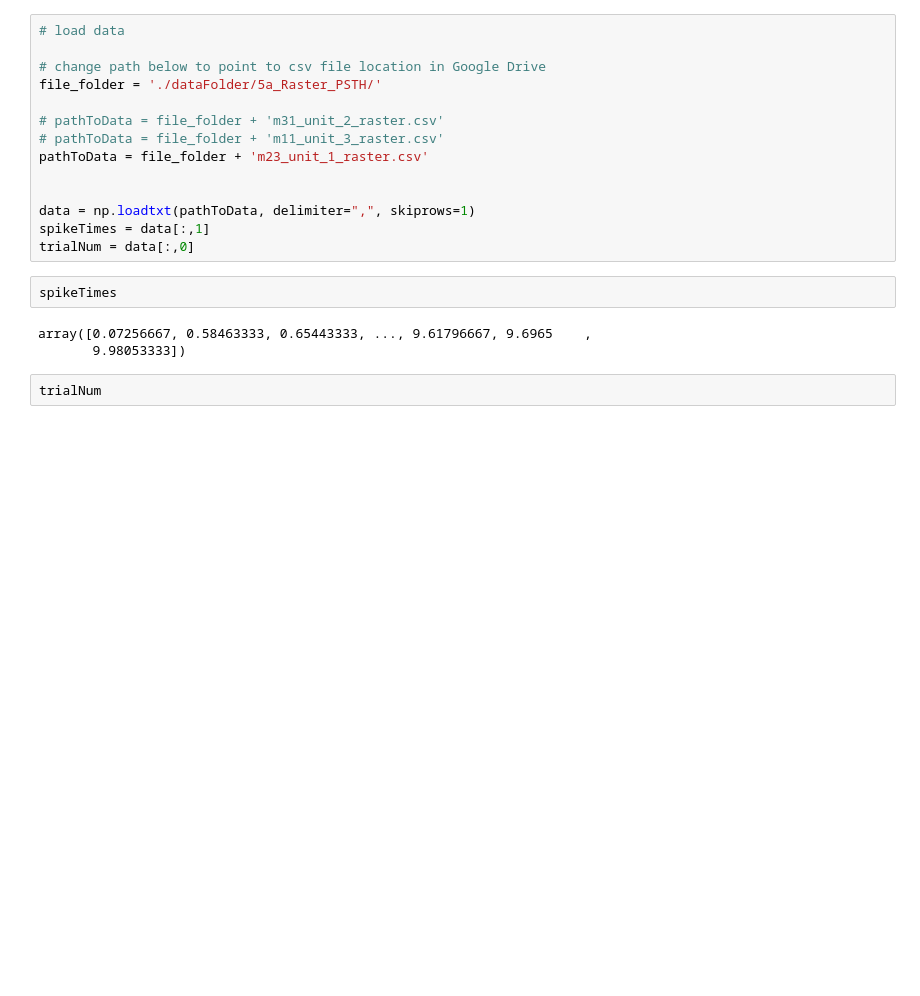
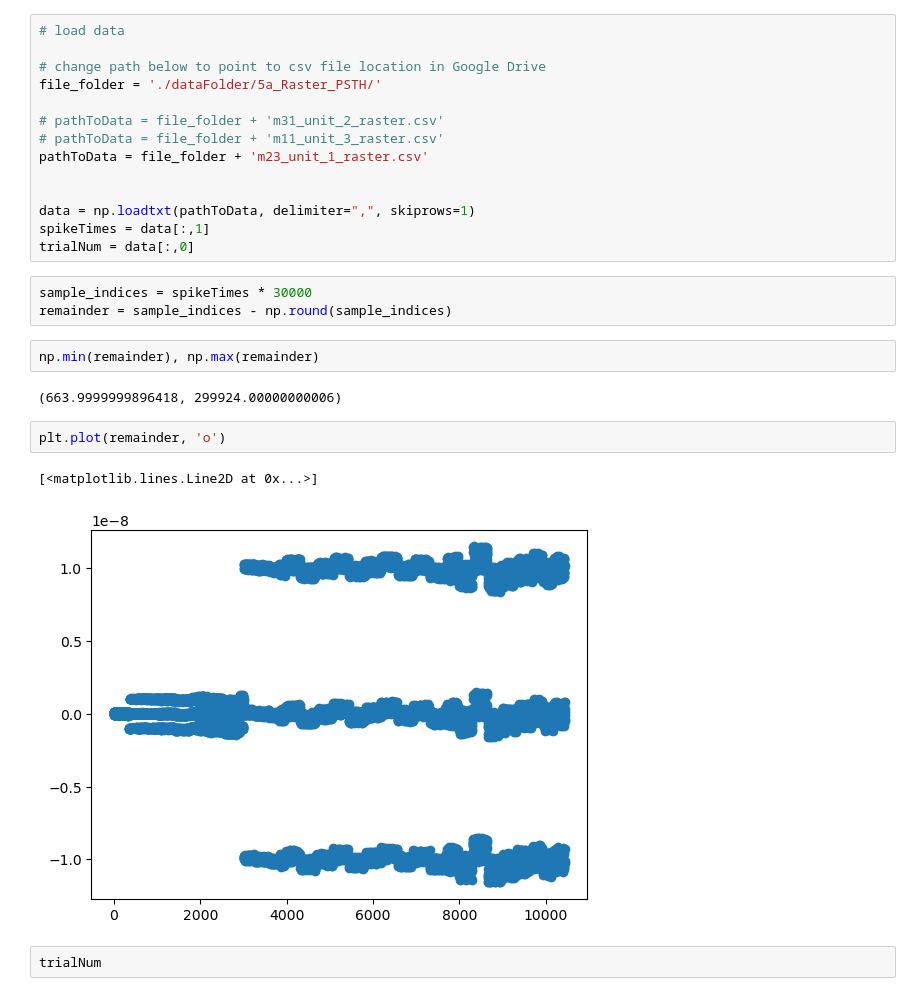
Before and after one commit to MeghnaAnand5/PiliferEphysAnalysis, a Jupyter notebook: 7_spike_jitter.ipynb, the cells around one changed output. Saved outputs shown, nothing was run; the diff lists cells and outputs as text; blank space fills up the shorter version.

```diff
--- a/7_spike_jitter.ipynb
+++ b/7_spike_jitter.ipynb
@@ -19,11 +19,18 @@ pathToData = file_folder + 'm23_unit_1_raster.csv'
 data = np.loadtxt(pathToData, delimiter=",", skiprows=1)
 spikeTimes = data[:,1]
 trialNum = data[:,0]
-# %%
-spikeTimes
-# %% [output]
-array([0.07256667, 0.58463333, 0.65443333, ..., 9.61796667, 9.6965    ,
-       9.98053333])
+# %%
+sample_indices = spikeTimes * 30000
+remainder = sample_indices - np.round(sample_indices)
+# %%
+np.min(remainder), np.max(remainder)
+# %% [output]
+(663.9999999896418, 299924.00000000006)
+# %%
+plt.plot(remainder, 'o')
+# %% [output]
+[<matplotlib.lines.Line2D at 0x...>]
+[figure, added]
 # %%
 trialNum
 # %% [output]
```
